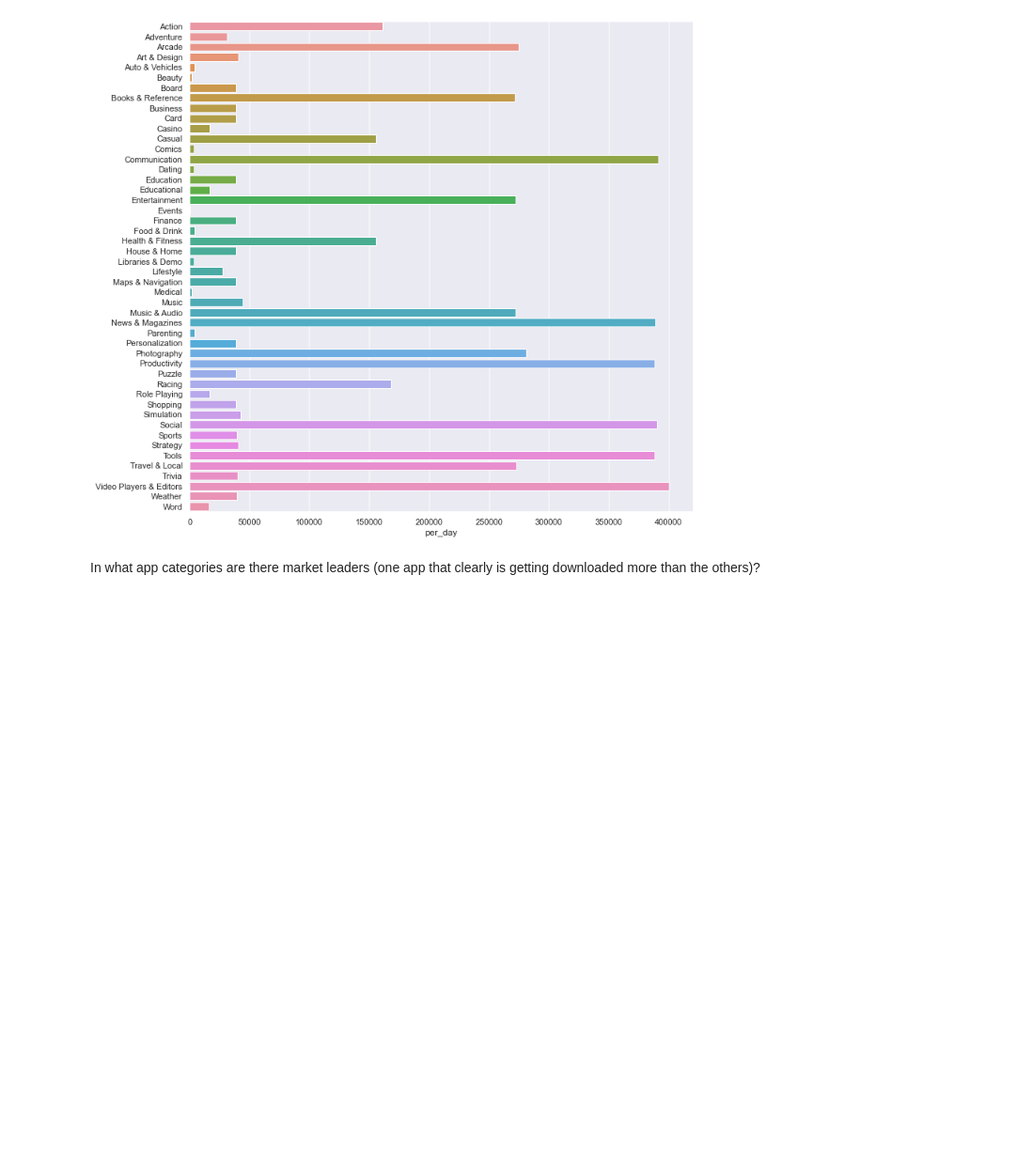
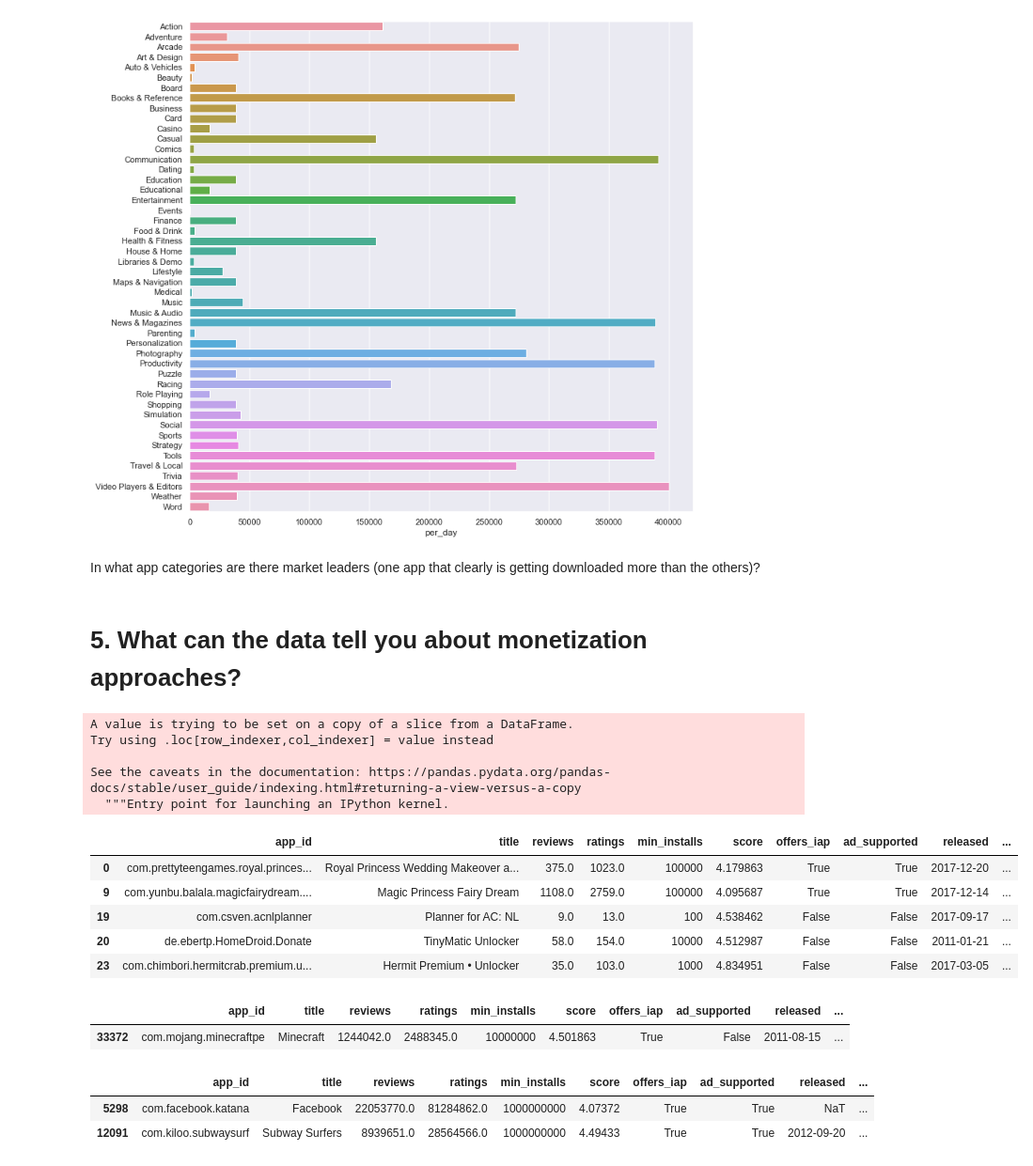
Before and after one commit to Necronoxia/google-play-apps-analysis, a Jupyter notebook: mini_proj.ipynb, the cells around one changed output. Shown at 94% size. Drawn from its saved outputs; the diff is of its cells as text; code cells hidden in the pictures; blank space fills up the shorter version.

```diff
--- a/mini_proj.ipynb
+++ b/mini_proj.ipynb
@@ -197,3 +198,28 @@ sns_plot.figure.savefig("per_day.png")
 # %% [markdown]
 In what app categories are there market leaders (one app that clearly is getting
 downloaded more than the others)?
+# %% [markdown]
+# 5. What can the data tell you about monetization approaches?
+# %%
+price_df = df[((df["offers_iap"]==True) & (df["ad_supported"]==True)) | (df["price"]>0)]
+# %%
+price_df['revenue'] = price_df['price']*price_df['min_installs']
+
+price_df.head(5)
+# %% [output]
+A value is trying to be set on a copy of a slice from a DataFrame.
+Try using .loc[row_indexer,col_indexer] = value instead
+
+See the caveats in the documentation: https://pandas.pydata.org/pandas-docs/stable/user_guide/indexing.html#returning-a-view-versus-a-copy
+  """Entry point for launching an IPython kernel.
+|  | app_id | title | reviews | ratings | min_installs | score | offers_iap | ad_supported | released | ... |
+| 0 | com.prettyteengames.royal.princes... | Royal Princess Wedding Makeover a... | 375.0 | 1023.0 | 100000 | 4.179863 | True | True | 2017-12-20 | ... |
+| 9 | com.yunbu.balala.magicfairydream.... | Magic Princess Fairy Dream | 1108.0 | 2759.0 | 100000 | 4.095687 | True | True | 2017-12-14 | ... |
+| 19 | com.csven.acnlplanner | Planner for AC: NL | 9.0 | 13.0 | 100 | 4.538462 | False | False | 2017-09-17 | ... |
+| 20 | de.ebertp.HomeDroid.Donate | TinyMatic Unlocker | 58.0 | 154.0 | 10000 | 4.512987 | False | False | 2011-01-21 | ... |
+| 23 | com.chimbori.hermitcrab.premium.u... | Hermit Premium • Unlocker | 35.0 | 103.0 | 1000 | 4.834951 | False | False | 2017-03-05 | ... |
+# %%
+price_df[price_df['revenue']==price_df['revenue'].max()]
+# %% [output]
+|  | app_id | title | reviews | ratings | min_installs | score | offers_iap | ad_supported | released | ... |
+| 33372 | com.mojang.minecraftpe | Minecraft | 1244042.0 | 2488345.0 | 10000000 | 4.501863 | True | False | 2011-08-15 | ... |
@@ -199,0 +228,6 @@ downloaded more than the others)?
+# %%
+price_df2[price_df2['min_installs']==price_df2['min_installs'].max()]
+# %% [output]
+|  | app_id | title | reviews | ratings | min_installs | score | offers_iap | ad_supported | released | ... |
+| 5298 | com.facebook.katana | Facebook | 22053770.0 | 81284862.0 | 1000000000 | 4.07372 | True | True | NaT | ... |
+| 12091 | com.kiloo.subwaysurf | Subway Surfers | 8939651.0 | 28564566.0 | 1000000000 | 4.49433 | True | True | 2012-09-20 | ... |
```
Also changed, not shown: parts of 6 cells of this notebook.
